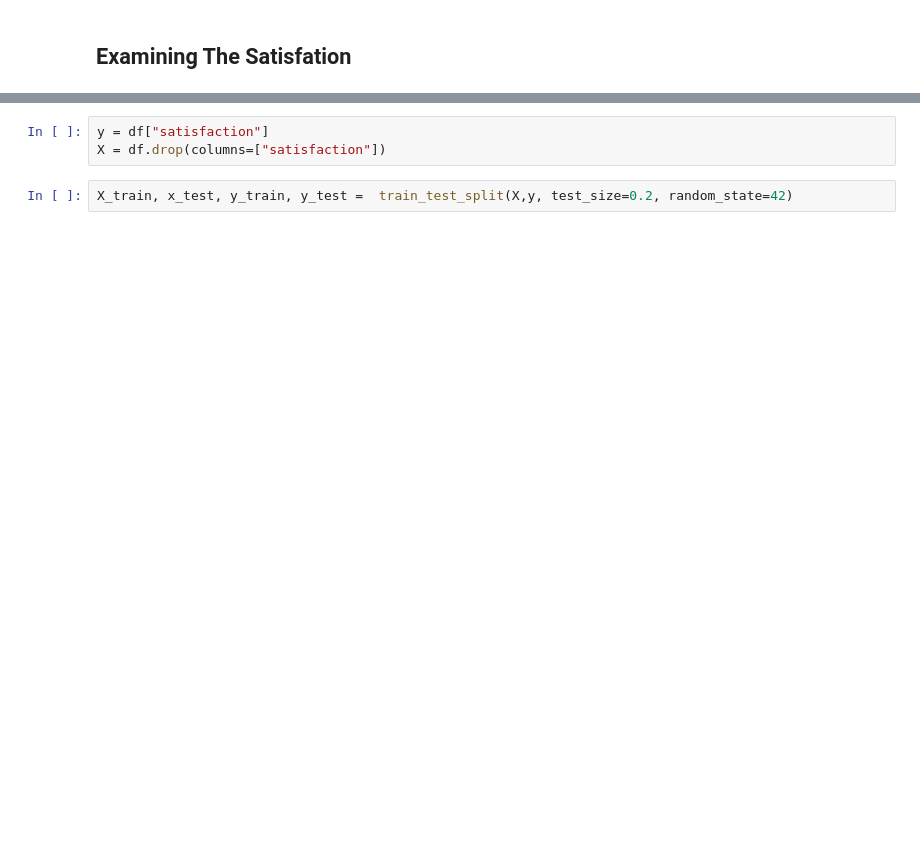
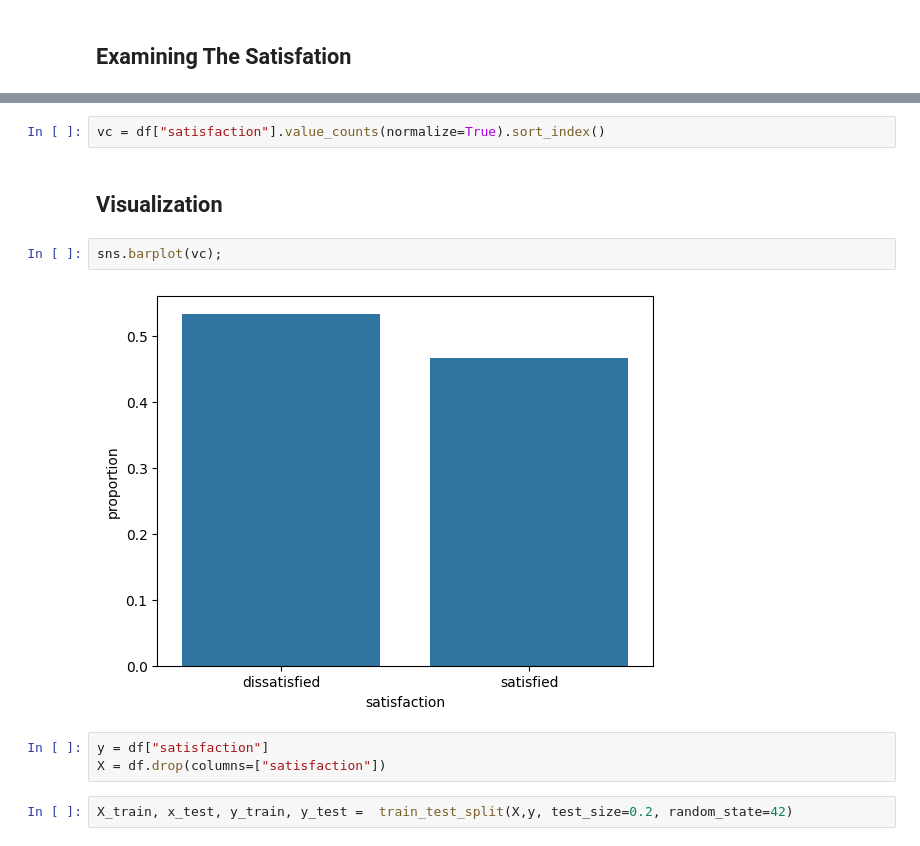
Before and after one commit to henorch/logistic_regression, a Jupyter notebook: logistic_reg.ipynb, the cells around one changed output, grey strips where cells are left out. Drawn from its saved outputs; the diff is of its cells as text; blank space fills up the shorter version.

```diff
--- a/logistic_reg.ipynb
+++ b/logistic_reg.ipynb
@@ -118,3 +91,11 @@ Index(['satisfaction', 'Customer Type', 'Age', 'Type of Travel', 'Class',
+# %%
+vc = df["satisfaction"].value_counts(normalize=True).sort_index()
+# %% [markdown]
+## Visualization
+# %%
+sns.barplot(vc);
+# %% [output]
+[figure, added]
 # %%
 y = df["satisfaction"]
 X = df.drop(columns=["satisfaction"])
```
Also changed, not shown: parts of 24 cells of this notebook.
